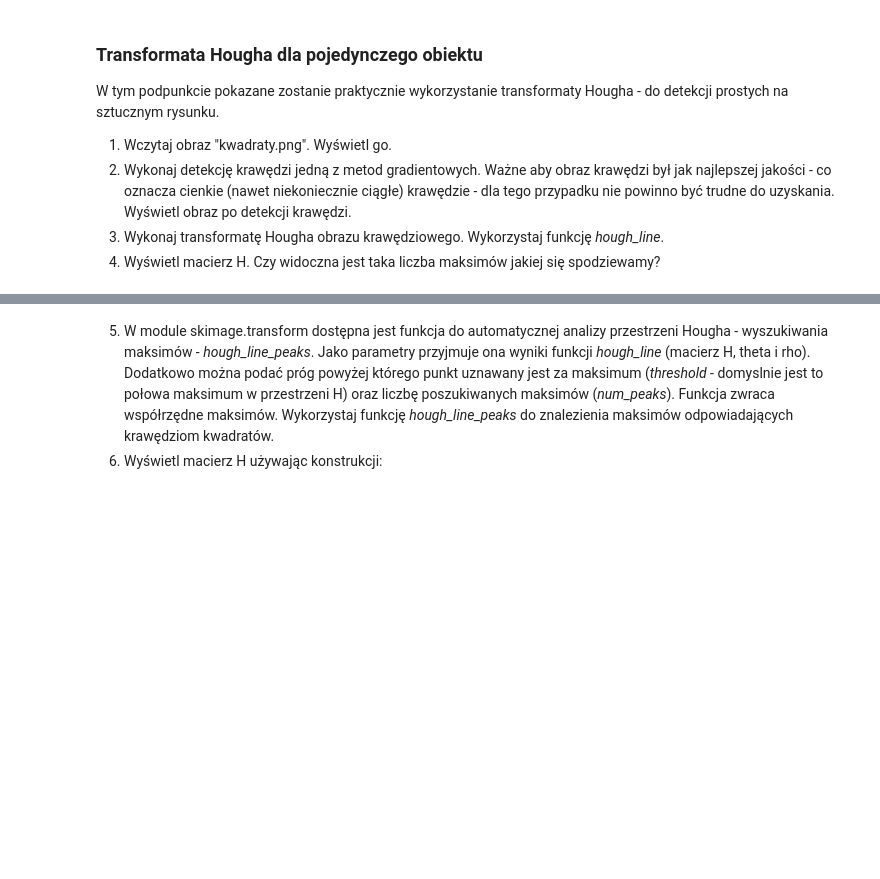
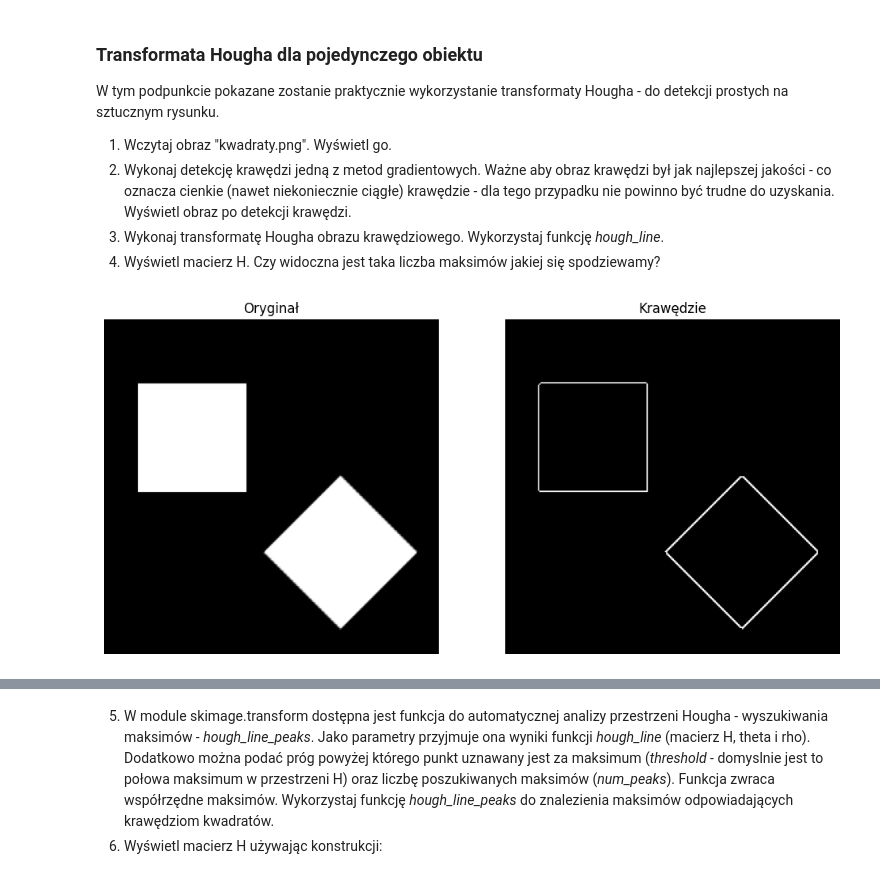
Before and after one commit to DziqG2NK/Przetwarzanie-i-analiza-obraz-w-cyfrowych, a Jupyter notebook: zajecia_4/Hough.ipynb, the cells around one changed output, grey strips where cells are left out. Drawn from its saved outputs; the diff is of its cells as text; code cells hidden in the pictures; blank space fills up the shorter version.

Commit message:
Hough for image of squares

```diff
--- a/zajecia_4/Hough.ipynb
+++ b/zajecia_4/Hough.ipynb
@@ -131,3 +131,43 @@ W tym podpunkcie pokazane zostanie praktycznie wykorzystanie transformaty Hougha
    2. Wykonaj detekcję krawędzi jedną z metod gradientowych. Ważne aby obraz krawędzi był jak najlepszej jakości - co oznacza cienkie (nawet niekoniecznie ciągłe) krawędzie - dla tego przypadku nie powinno być trudne do uzyskania. Wyświetl obraz po detekcji krawędzi.
    3. Wykonaj transformatę Hougha obrazu krawędziowego. Wykorzystaj funkcję *hough\_line*.
    4. Wyświetl macierz H. Czy widoczna jest taka liczba maksimów jakiej się spodziewamy?
+# %%
+def plots(**kwargs):
+
+    n = len(kwargs)
+    fig, axs = plt.subplots(((n - 1) // 3) + 1, np.min([3, n]))
+    fig.set_size_inches(np.min([n * 6, 20]), (((n - 1) // 3) + 1) * 8)
+    i = 0
+
+    for key, image in kwargs.items():
+        if n == 1:
+            axs.imshow(image, "gray")
+            axs.axis("off")
+            axs.set_title(key)
+            axs.set_facecolor("white")
+        elif n <= 3:
+            axs[i].imshow(image, "gray")
+            axs[i].axis("off")
+            axs[i].set_title(key)
+            axs[i].set_facecolor("white")
+        elif n > 3:
+            axs[i // 3, i % 3].imshow(image, "gray")
+            axs[i // 3, i % 3].set_title(key)
+            axs[i // 3, i % 3].set_facecolor("white")
+
+        i += 1
+
+    if n > 1:
+        for ax in axs.flat:
+            ax.axis("off")
+
+    fig.patch.set_facecolor("white")
+
+    plt.show()
+# %%
+square = cv2.imread("kwadraty.png", cv2.IMREAD_GRAYSCALE)
+square_edges = cv2.Canny(square, 100, 200)
+images = {"Oryginał": square, "Krawędzie": square_edges}
+plots(**images)
+# %% [output]
+[figure, added]
```
Also changed, not shown: parts of 2 cells of this notebook.
